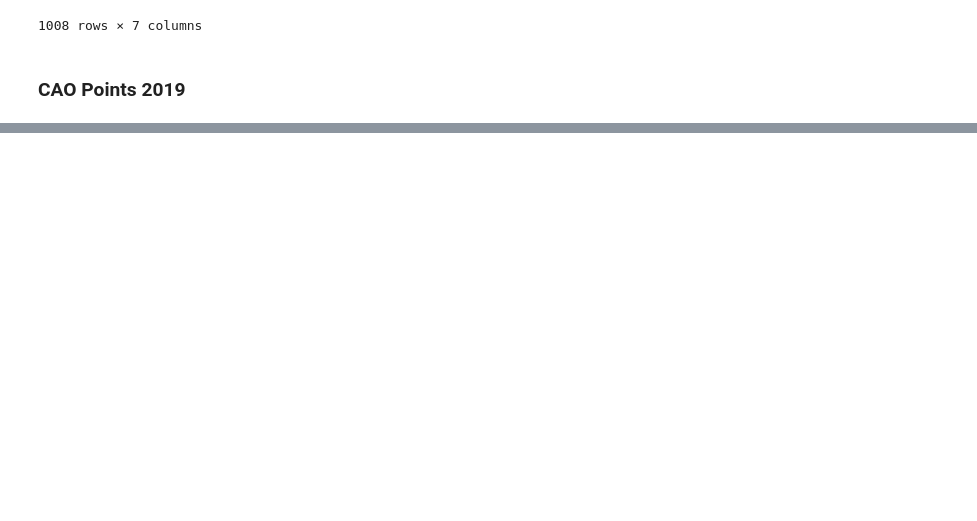
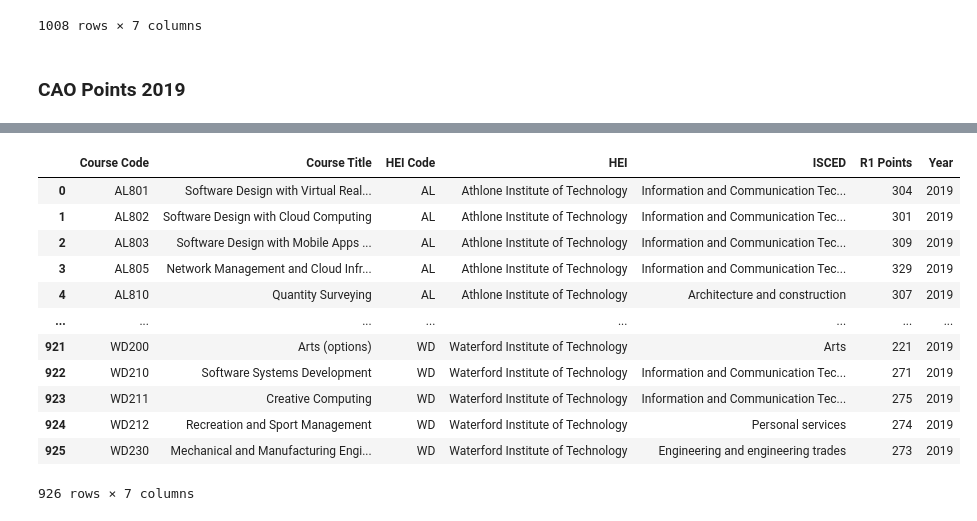
Before and after one commit to donneger/data_analysis_assessment, a Jupyter notebook: cao.ipynb, the cells around one changed output, grey strips where cells are left out. Saved outputs shown, nothing was run; the diff lists cells and outputs as text; code cells hidden in the pictures; blank space fills up the shorter version.

```diff
--- a/cao.ipynb
+++ b/cao.ipynb
@@ -404,0 +491,17 @@ df2019_lvl8
+# %%
+df2019_lvl8['Year']=str(2019)
+df2019_lvl8
+# %% [output]
+|  | Course Code | Course Title | HEI Code | HEI | ISCED | R1 Points | Year |
+| 0 | AL801 | Software Design with Virtual Real... | AL | Athlone Institute of Technology | Information and Communication Tec... | 304 | 2019 |
+| 1 | AL802 | Software Design with Cloud Computing | AL | Athlone Institute of Technology | Information and Communication Tec... | 301 | 2019 |
+| 2 | AL803 | Software Design with Mobile Apps ... | AL | Athlone Institute of Technology | Information and Communication Tec... | 309 | 2019 |
+| 3 | AL805 | Network Management and Cloud Infr... | AL | Athlone Institute of Technology | Information and Communication Tec... | 329 | 2019 |
+| 4 | AL810 | Quantity Surveying | AL | Athlone Institute of Technology | Architecture and construction | 307 | 2019 |
+| ... | ... | ... | ... | ... | ... | ... | ... |
+| 921 | WD200 | Arts (options) | WD | Waterford Institute of Technology | Arts | 221 | 2019 |
+| 922 | WD210 | Software Systems Development | WD | Waterford Institute of Technology | Information and Communication Tec... | 271 | 2019 |
+| 923 | WD211 | Creative Computing | WD | Waterford Institute of Technology | Information and Communication Tec... | 275 | 2019 |
+| 924 | WD212 | Recreation and Sport Management | WD | Waterford Institute of Technology | Personal services | 274 | 2019 |
+| 925 | WD230 | Mechanical and Manufacturing Engi... | WD | Waterford Institute of Technology | Engineering and engineering trades | 273 | 2019 |
+926 rows × 7 columns
```
Also changed, not shown: parts of 27 cells of this notebook.
